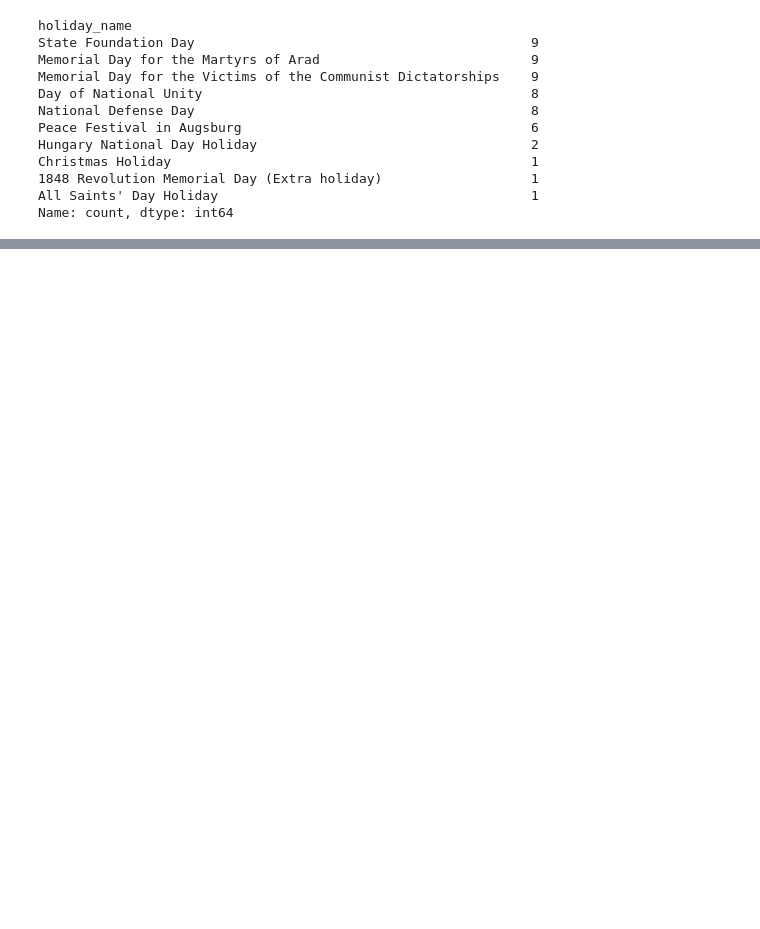
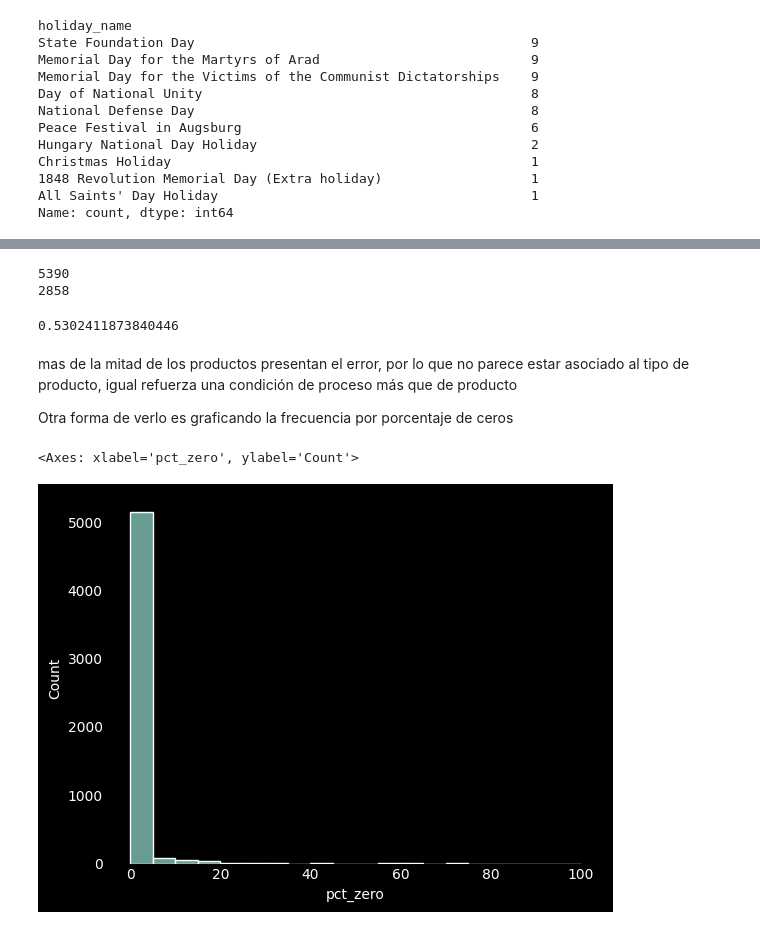
Before and after one commit to Maxkaizo/retail, a Jupyter notebook: lab/eda.ipynb, the cells around one changed output, grey strips where cells are left out. Saved outputs shown, nothing was run; the diff lists cells and outputs as text; code cells hidden in the pictures; blank space fills up the shorter version.

```diff
--- a/lab/eda.ipynb
+++ b/lab/eda.ipynb
@@ -292,0 +342,2 @@ sales_train = pd.read_csv('../data/sales_train.csv')
+# %%
+sales_train["date"] = pd.to_datetime(sales_train["date"], format="%Y-%m-%d")
@@ -292,0 +393,2 @@ sales_train = pd.read_csv('../data/sales_train.csv')
+# %%
+sales_train = sales_train[sales_train["sales"].notna()]
@@ -292,0 +465,12 @@ sales_train = pd.read_csv('../data/sales_train.csv')
+# %%
+sales_train.loc[:, "year"] = sales_train["date"].dt.year
+
+zero_by_year = (
+    sales_train
+    .assign(is_zero = sales_train["sales"] == 0)
+    .groupby("year")["is_zero"]
+    .agg(["sum", "count"])
+)
+
+zero_by_year["pct_zero"] = 100 * zero_by_year["sum"] / zero_by_year["count"]
+print(zero_by_year)
@@ -292,0 +489,9 @@ sales_train = pd.read_csv('../data/sales_train.csv')
+# %%
+zero_by_product = (
+    sales_train
+    .assign(is_zero = sales_train["sales"] == 0)
+    .groupby("unique_id")["is_zero"]
+    .agg(["sum", "count"])
+    .assign(pct_zero=lambda x: 100 * x["sum"] / x["count"])
+    .sort_values("pct_zero", ascending=False)
+)
@@ -292,0 +528,22 @@ sales_train = pd.read_csv('../data/sales_train.csv')
+# %%
+# cuantos productos unicos tenemos?
+print(sales_train.unique_id.nunique())
+
+# cuantos productos muestran registros con ventas = 0
+print(len(zero_by_product[zero_by_product['sum'] > 0]))
+# %% [output]
+5390
+2858
+# %%
+2858 / 5390
+# %% [output]
+0.5302411873840446
+# %% [markdown]
+mas de la mitad de los productos presentan el error, por lo que no parece estar asociado al tipo de producto, igual refuerza una condición de proceso más que de producto
+
+Otra forma de verlo es graficando la frecuencia por porcentaje de ceros
+# %%
+sns.histplot(zero_by_product['pct_zero'], bins=20)
+# %% [output]
+<Axes: xlabel='pct_zero', ylabel='Count'>
+[figure, added]
```
Also changed, not shown: parts of 145 cells of this notebook.
